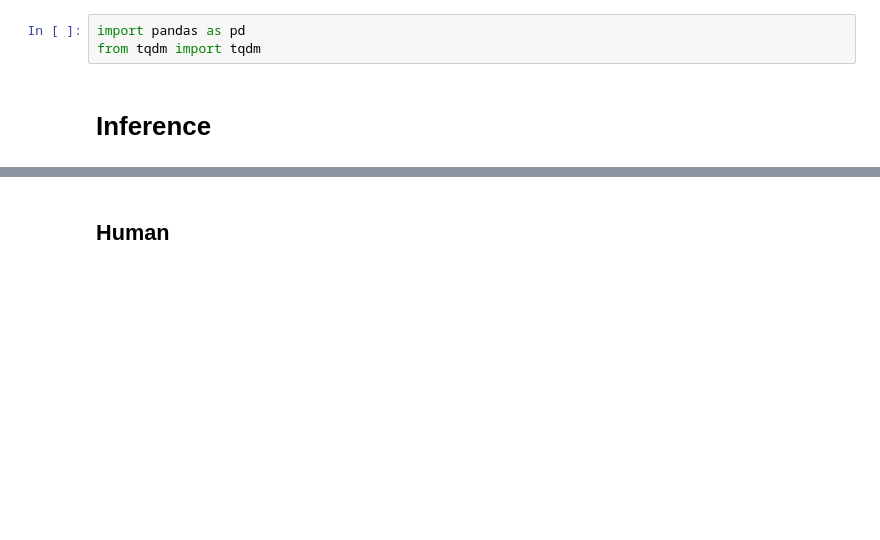
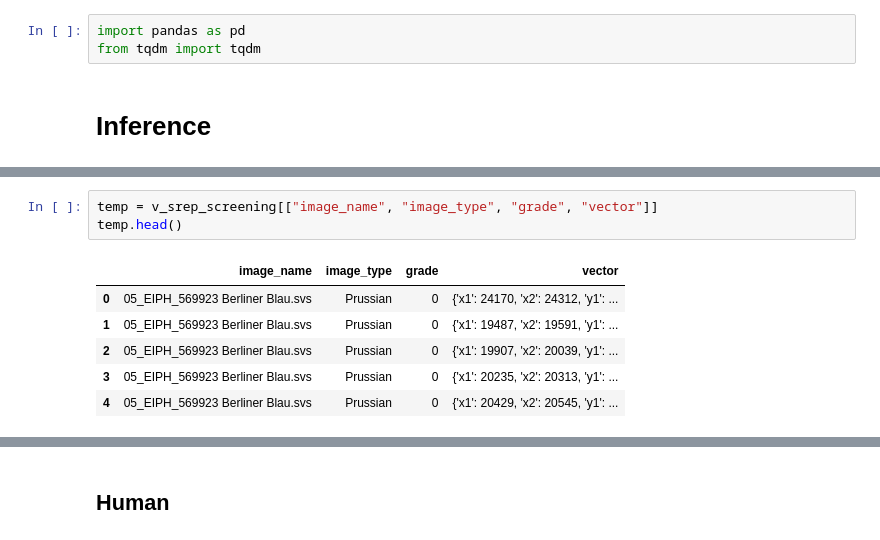
Before and after one commit to ChristianMarzahl/EIPH_WSI, a Jupyter notebook: SDATA/Statistics/GlobalStats.ipynb, the cells around one changed output, grey strips where cells are left out. Drawn from its saved outputs; the diff is of its cells as text; blank space fills up the shorter version.

```diff
--- a/SDATA/Statistics/GlobalStats.ipynb
+++ b/SDATA/Statistics/GlobalStats.ipynb
@@ -23,3 +23,13 @@ inference_annotations.head()
 | 2 | 1049542 | 3512 | 222 | Cat | BAL_Cat_Turnbull blue_1.svs | Turnbull | 0 | {'x1': 18462, 'x2': 18588, 'y1': ... | 37f441f4-39ec-478c-9718-c04c4a11c914 | ... |
 | 3 | 1049545 | 3512 | 222 | Cat | BAL_Cat_Turnbull blue_1.svs | Turnbull | 0 | {'x1': 23213.0, 'x2': 23359.0, 'y... | 74862e27-5881-41d8-90f3-5eb305d35e41 | ... |
 | 4 | 1049548 | 3512 | 222 | Cat | BAL_Cat_Turnbull blue_1.svs | Turnbull | 0 | {'x1': 12243.0, 'x2': 12375.0, 'y... | d718f087-7a46-4e22-8610-ba5f82d04818 | ... |
+# %%
+temp = v_srep_screening[["image_name", "image_type", "grade", "vector"]]
+temp.head()
+# %% [output]
+|  | image_name | image_type | grade | vector |
+| 0 | 05_EIPH_569923 Berliner Blau.svs | Prussian | 0 | {'x1': 24170, 'x2': 24312, 'y1': ... |
+| 1 | 05_EIPH_569923 Berliner Blau.svs | Prussian | 0 | {'x1': 19487, 'x2': 19591, 'y1': ... |
+| 2 | 05_EIPH_569923 Berliner Blau.svs | Prussian | 0 | {'x1': 19907, 'x2': 20039, 'y1': ... |
+| 3 | 05_EIPH_569923 Berliner Blau.svs | Prussian | 0 | {'x1': 20235, 'x2': 20313, 'y1': ... |
+| 4 | 05_EIPH_569923 Berliner Blau.svs | Prussian | 0 | {'x1': 20429, 'x2': 20545, 'y1': ... |
```
Also changed, not shown: parts of 3 cells of this notebook, 10 other files.
